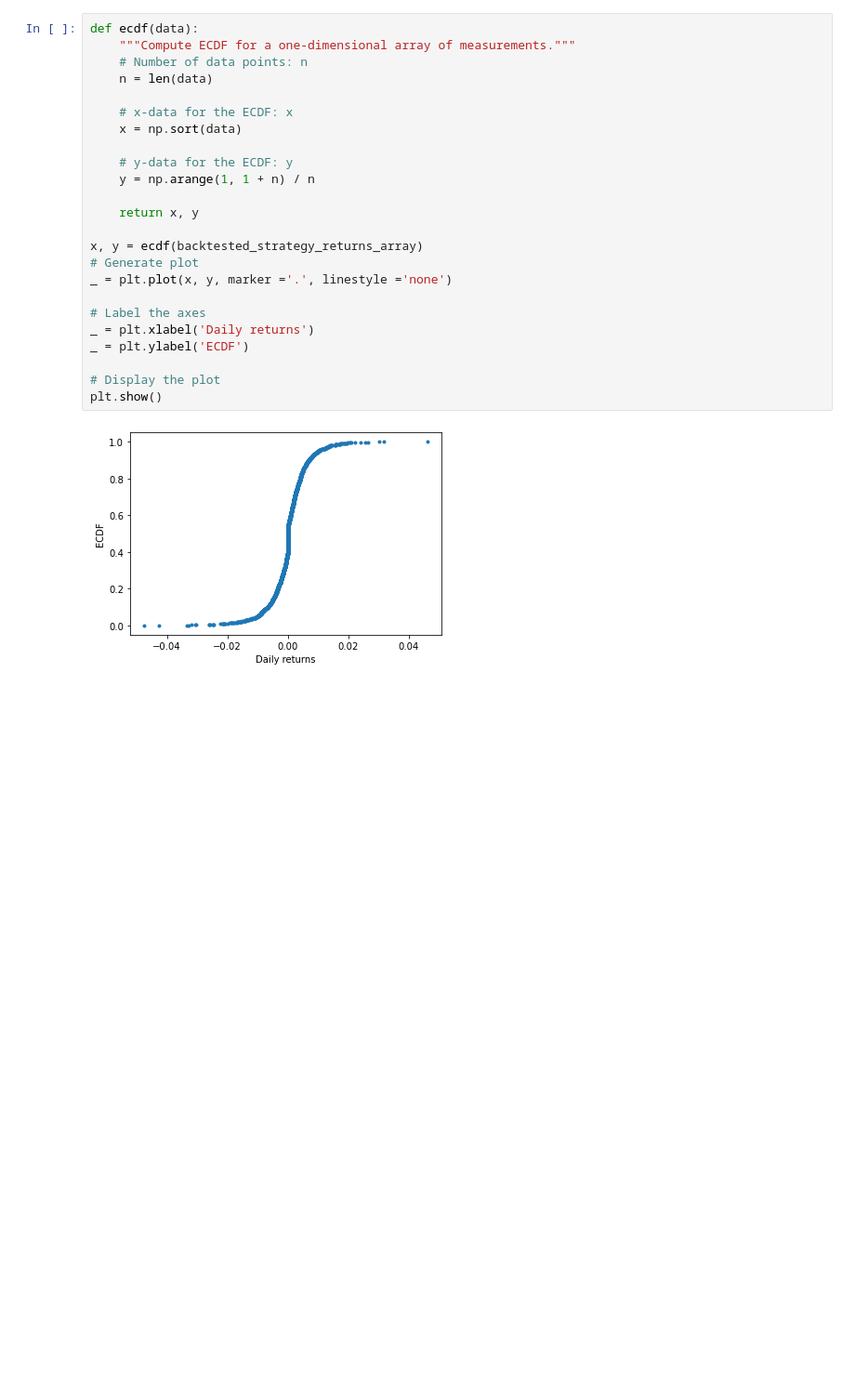
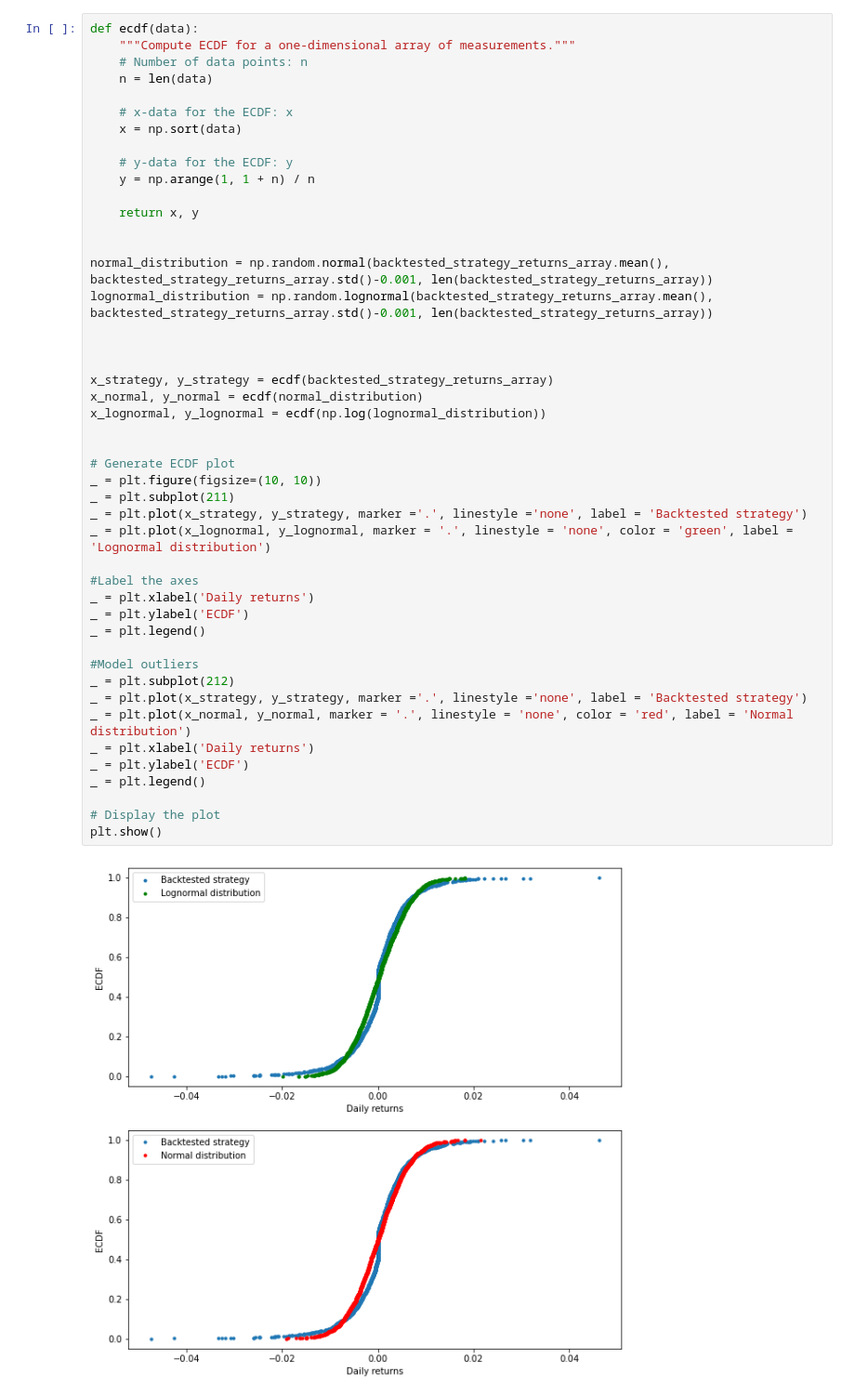
Before and after one commit to dhirlea/Portfolio-Optimizer, a Jupyter notebook: Statistical_Analysis_of_Returns.ipynb, the cells around one changed output. Shown at 93% size. Cells and saved outputs as stored; diff of their text form; blank space fills up the shorter version.

```diff
--- a/Statistical_Analysis_of_Returns.ipynb
+++ b/Statistical_Analysis_of_Returns.ipynb
@@ -23,26 +19,48 @@ plt.show()
 # %%
 def ecdf(data):
     """Compute ECDF for a one-dimensional array of measurements."""
     # Number of data points: n
     n = len(data)
 
     # x-data for the ECDF: x
     x = np.sort(data)
 
     # y-data for the ECDF: y
     y = np.arange(1, 1 + n) / n
 
     return x, y
 
-x, y = ecdf(backtested_strategy_returns_array)
-# Generate plot
-_ = plt.plot(x, y, marker ='.', linestyle ='none')
 
-# Label the axes
+normal_distribution = np.random.normal(backtested_strategy_returns_array.mean(), backtested_strategy_returns_array.std()-0.001, len(backtested_strategy_returns_array))
+lognormal_distribution = np.random.lognormal(backtested_strategy_returns_array.mean(), backtested_strategy_returns_array.std()-0.001, len(backtested_strategy_returns_array))
+
+
+
+x_strategy, y_strategy = ecdf(backtested_strategy_returns_array)
+x_normal, y_normal = ecdf(normal_distribution)
+x_lognormal, y_lognormal = ecdf(np.log(lognormal_distribution))
+
+
+# Generate ECDF plot
+_ = plt.figure(figsize=(10, 10))
+_ = plt.subplot(211)
+_ = plt.plot(x_strategy, y_strategy, marker ='.', linestyle ='none', label = 'Backtested strategy')
+_ = plt.plot(x_lognormal, y_lognormal, marker = '.', linestyle = 'none', color = 'green', label = 'Lognormal distribution')
+
+#Label the axes
 _ = plt.xlabel('Daily returns')
 _ = plt.ylabel('ECDF')
+_ = plt.legend()
+
+#Model outliers
+_ = plt.subplot(212)
+_ = plt.plot(x_strategy, y_strategy, marker ='.', linestyle ='none', label = 'Backtested strategy')
+_ = plt.plot(x_normal, y_normal, marker = '.', linestyle = 'none', color = 'red', label = 'Normal distribution')
+_ = plt.xlabel('Daily returns')
+_ = plt.ylabel('ECDF')
+_ = plt.legend()
 
 # Display the plot
 plt.show()
 # %% [output]
-[figure, old version]
+[figure, new version]
```
Also changed, not shown: parts of 5 cells of this notebook, 1 other file.
